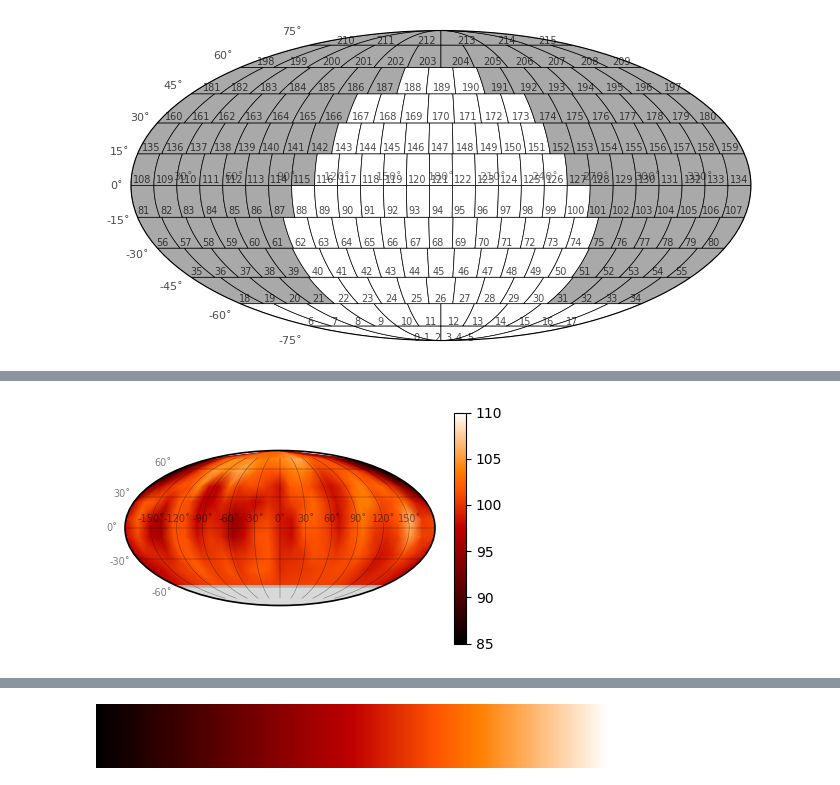
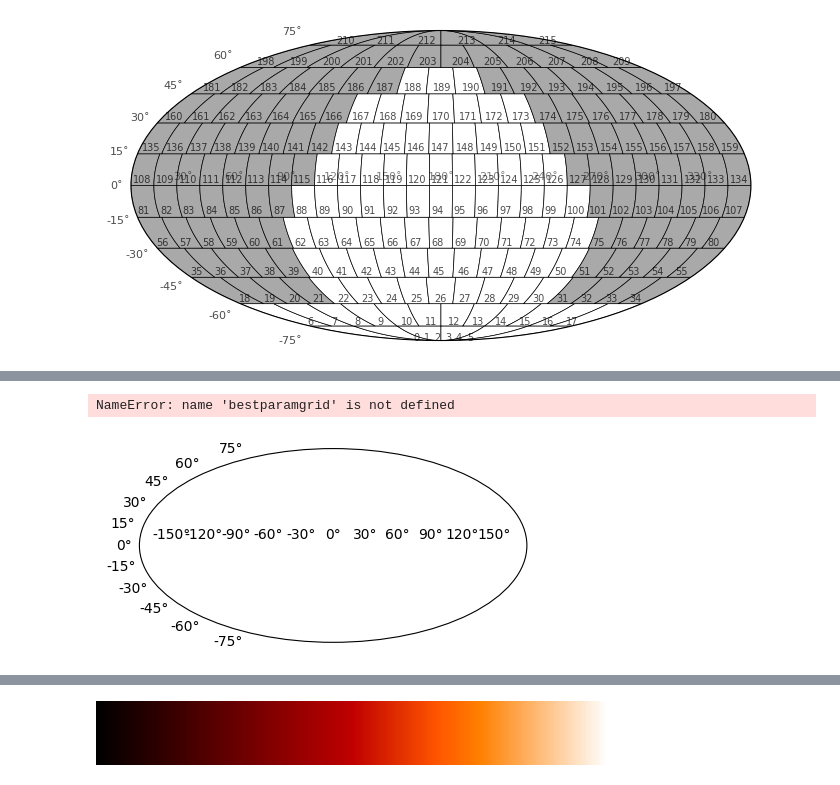
Before and after one commit to alphalyncis/igrins_doppler_imaging, a Jupyter notebook: src/scripts/test_simperiod.ipynb, the cells around one changed output, grey strips where cells are left out. Saved outputs shown, nothing was run; the diff lists cells and outputs as text; code cells hidden in the pictures.

```diff
--- a/src/scripts/test_simperiod.ipynb
+++ b/src/scripts/test_simperiod.ipynb
@@ -16,7 +16,7 @@ nlat, nlon = 10, 20
 use_eqarea = True
 target = "W1049A"
 noisetype = "random"
-contrast = 0.6
+contrast = 0.5
 roll = 0
 
 tobs = 5
@@ -24,7 +24,7 @@ period = 5
 period_true = period
 
 #modelspec = "t1400g1000f8"
-goodchips_sim[instru][target][band] = [4]
+goodchips_sim[instru][target][band] = [2,3,4]
 savedir = f"sim_period/{period_true}"
 
 #################### Automatic ####################################
@@ -129,6 +129,6 @@ Using real observation /Users/spacegrey/workspace/igrins_doppler_imaging/src/dat
 mean_spectrum, template, observed, residual, error, wav_nm, wav0_nm = load_data(model_datafile, instru, nobs, goodchips)
 
 # Make mock observed spectra
-observed, fakemap = spectra_from_sim(modelmap, contrast, roll, smoothing, mean_spectrum, wav_nm, wav0_nm, error, residual,
-                            noisetype, kwargs_sim, savedir, r=20, lat_pos=60, plot_ts=False, colorbar=False)
+observed, image = spectra_from_sim(modelmap, contrast, roll, smoothing, mean_spectrum, wav_nm, wav0_nm, error, residual,
+                            noisetype, kwargs_sim, savedir, r_deg=20, lat_deg=60, lon_deg=-85, plot_ts=False, colorbar=False)
 # %% [output]
@@ -281,2 +273,0 @@ array([[         nan,          nan,          nan,          nan,
-# %%
-bestparamgrid[np.isnan(bestparamgrid)]=100
@@ -282,0 +330,16 @@ bestparamgrid[np.isnan(bestparamgrid)]=100
+# %%
+fig = plt.figure(figsize=(5,3))
+ax2 = fig.add_subplot(111)
+im = ax2.imshow(image, cmap="gist_heat", norm=Normalize(vmax=1.4, vmin=0.6), aspect=0.5, origin="lower", interpolation="nearest")
+ax2.axis("off")
+fig.colorbar(im, ax=ax2, fraction=0.023, pad=0.045)
+ax = fig.add_subplot(111, projection='mollweide')
+ax.patch.set_alpha(0)
+yticks = np.linspace(-np.pi/2, np.pi/2, 7)[1:-1]
+xticks = np.linspace(-np.pi, np.pi, 13)[1:-1]
+ax.set_yticks(yticks, labels=[f'{deg:.0f}˚' for deg in yticks*180/np.pi], fontsize=7, alpha=0.5)
+ax.set_xticks(xticks, labels=[f'{deg:.0f}˚' for deg in xticks*180/np.pi], fontsize=7, alpha=0.5)
+fig.colorbar(im, ax=ax, fraction=0.023, pad=0.04, alpha=0)
+ax.grid('major', color='k', linewidth=0.25, alpha=0.7)
+for item in ax.spines.values():
+    item.set_linewidth(1.2)
@@ -283,22 +348,24 @@ bestparamgrid[np.isnan(bestparamgrid)]=100
 # %%
 vmin, vmax= 85, 110
 cmap = plt.cm.gist_heat
 cmap.set_bad('gray', 1)
 fig = plt.figure(figsize=(5,3))
 ax = fig.add_subplot(111, projection='mollweide')
 lon = np.linspace(-np.pi, np.pi, bestparamgrid.shape[1])
 lat = np.linspace(-np.pi/2., np.pi/2., bestparamgrid.shape[0])
 Lon,Lat = np.meshgrid(lon,lat)
-im = ax.pcolormesh(Lon, Lat, res['bestparamgrid'], cmap=cmap, shading='gouraud', vmin=vmin, vmax=vmax)
-ax.axhspan(-np.pi/2, -58.4/180*np.pi, color='gray', alpha=0.3)
+im = ax.pcolormesh(Lon, Lat, bestparamgrid, cmap=cmap, shading='gouraud', vmin=vmin, vmax=vmax)
+
+ax.axhspan(-np.pi/2, -58/180*np.pi, color='gray', alpha=0.3)
 #contour = ax.contour(Lon, Lat, gaussian_filter(bestparamgrid, sigma), clevel, colors='white', linewidths=0.5)
-fig.colorbar(im)
+#fig.colorbar(im)
 yticks = np.linspace(-np.pi/2, np.pi/2, 7)[1:-1]
 xticks = np.linspace(-np.pi, np.pi, 13)[1:-1]
 ax.set_yticks(yticks, labels=[f'{deg:.0f}˚' for deg in yticks*180/np.pi], fontsize=7, alpha=0.5)
 ax.set_xticks(xticks, labels=[f'{deg:.0f}˚' for deg in xticks*180/np.pi], fontsize=7, alpha=0.5)
 ax.grid('major', color='k', linewidth=0.25, alpha=0.7)
 for item in ax.spines.values():
     item.set_linewidth(1.2)
 # %% [output]
+NameError: name 'bestparamgrid' is not defined
-[figure, old version]
+[figure, new version]
```
Also changed, not shown: parts of 16 cells of this notebook, 1 other file.
